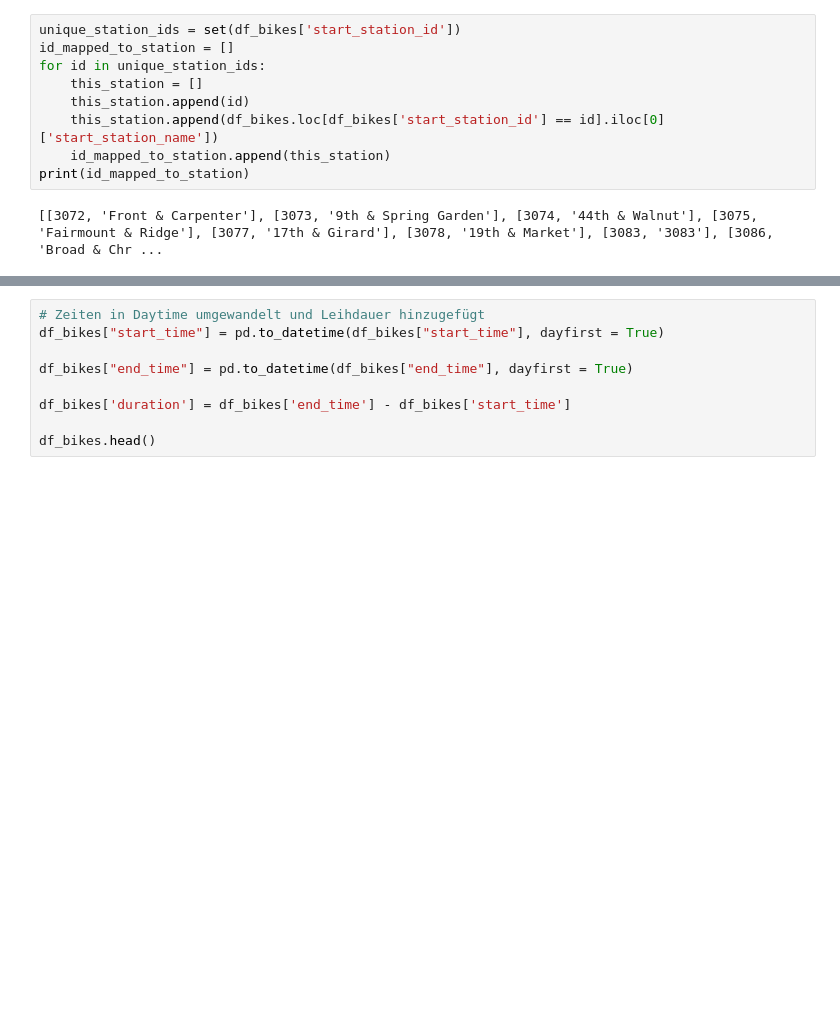
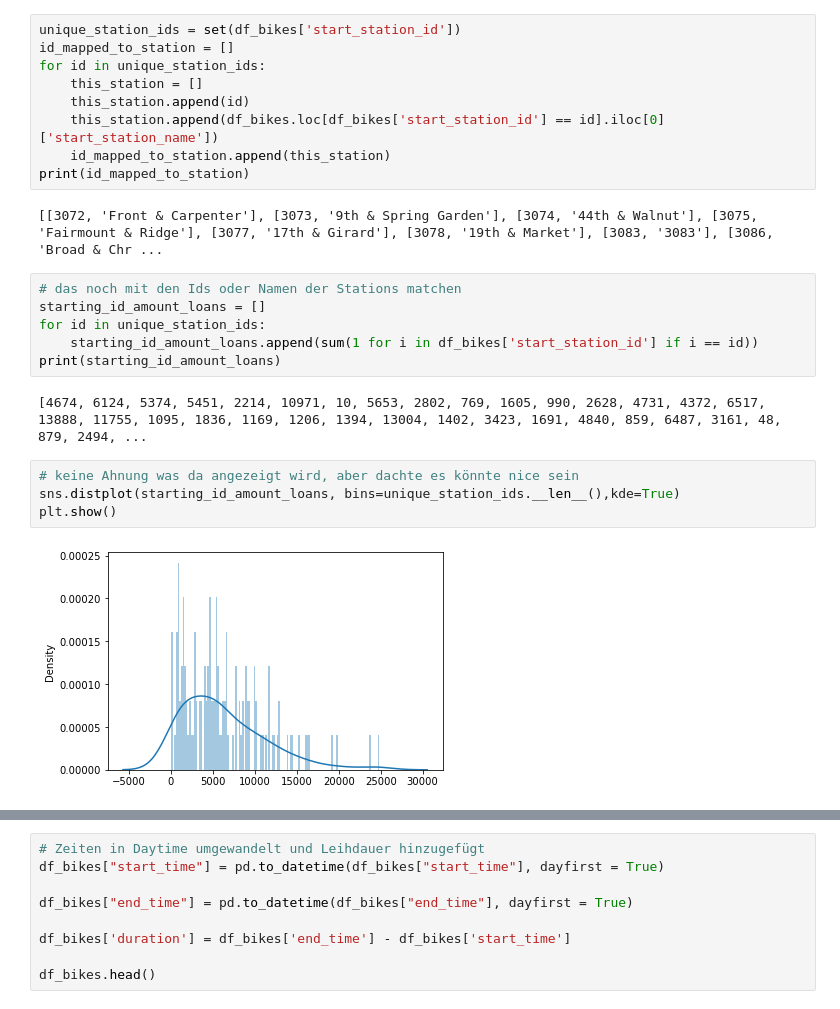
Before and after one commit to GoebelM94/dsml2021, a Jupyter notebook: notebooks/First Data Analysis.ipynb, the cells around one changed output, grey strips where cells are left out. Saved outputs shown, nothing was run; the diff lists cells and outputs as text; blank space fills up the shorter version.

Commit message:
Update: mit Plots rumprobiert

```diff
--- a/notebooks/First Data Analysis.ipynb
+++ b/notebooks/First Data Analysis.ipynb
@@ -139,3 +139,17 @@ for id in unique_station_ids:
 print(id_mapped_to_station)
 # %% [output]
 [[3072, 'Front & Carpenter'], [3073, '9th & Spring Garden'], [3074, '44th & Walnut'], [3075, 'Fairmount & Ridge'], [3077, '17th & Girard'], [3078, '19th & Market'], [3083, '3083'], [3086, 'Broad & Chr ...
+# %%
+# das noch mit den Ids oder Namen der Stations matchen
+starting_id_amount_loans = []
+for id in unique_station_ids:
+    starting_id_amount_loans.append(sum(1 for i in df_bikes['start_station_id'] if i == id))
+print(starting_id_amount_loans)
+# %% [output]
+[4674, 6124, 5374, 5451, 2214, 10971, 10, 5653, 2802, 769, 1605, 990, 2628, 4731, 4372, 6517, 13888, 11755, 1095, 1836, 1169, 1206, 1394, 13004, 1402, 3423, 1691, 4840, 859, 6487, 3161, 48, 879, 2494, ...
+# %%
+# keine Ahnung was da angezeigt wird, aber dachte es könnte nice sein
+sns.distplot(starting_id_amount_loans, bins=unique_station_ids.__len__(),kde=True)
+plt.show()
+# %% [output]
+[figure, added]
```
Also changed, not shown: parts of 6 cells of this notebook.
